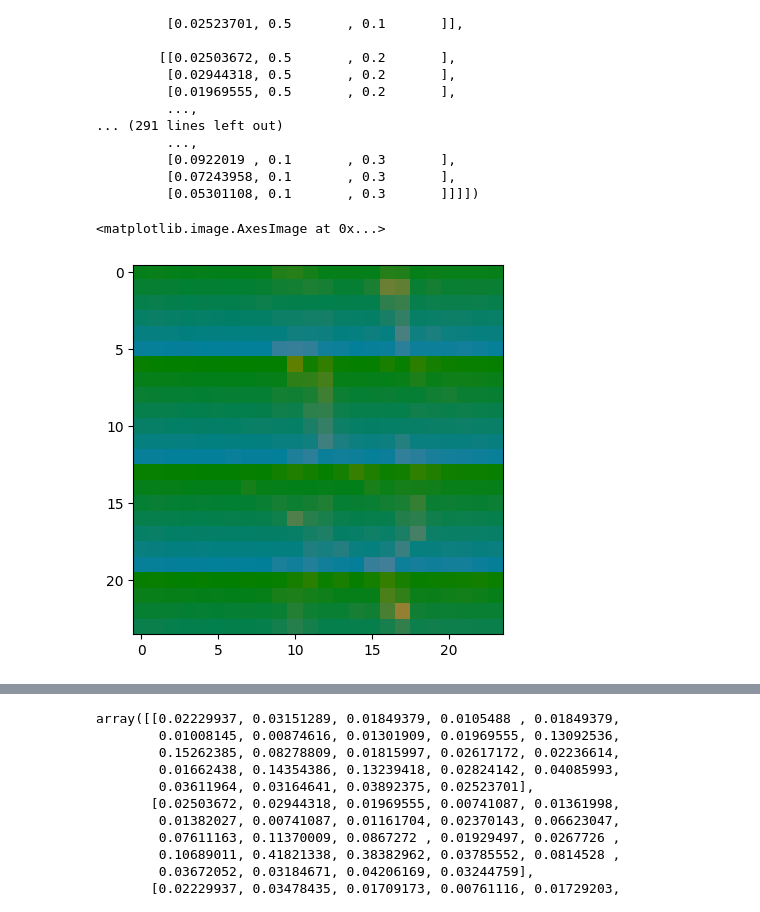
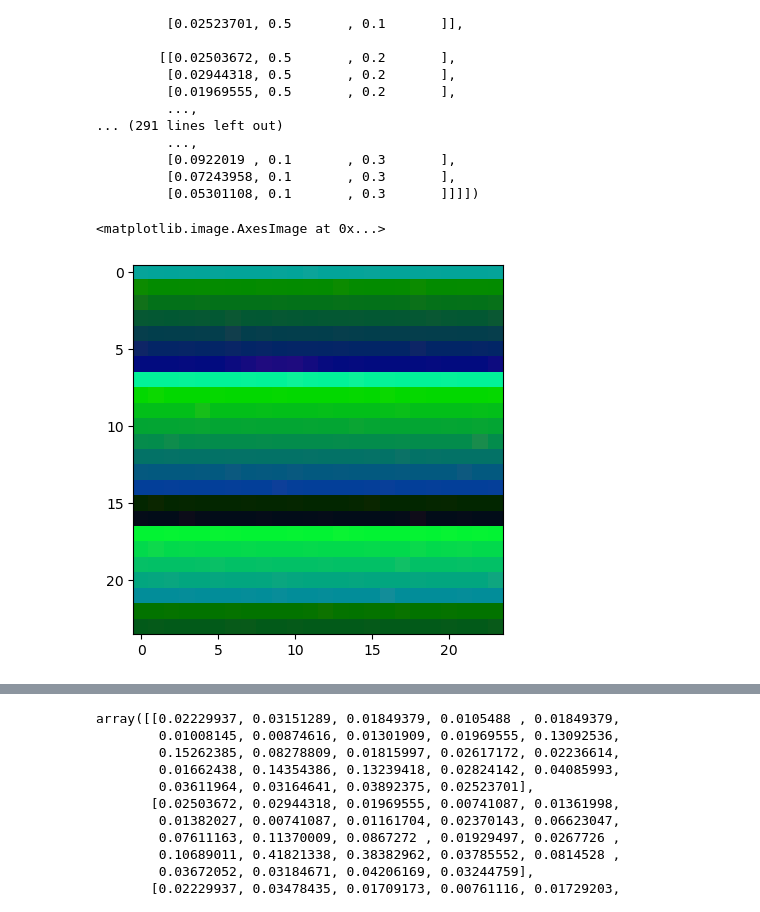
Before and after one commit to FranUrsus/TimeSeriesImaging, a Jupyter notebook: scripts/main.ipynb, the cells around one changed output, grey strips where cells are left out. Cells and saved outputs as stored; diff of their text form; code cells hidden in the pictures.

```diff
--- a/scripts/main.ipynb
+++ b/scripts/main.ipynb
@@ -1327,7 +1315,8 @@ array([[[[0.02229937, 0.5       , 0.1       ],
          [0.05301108, 0.1       , 0.3       ]]]])
 # %%
 rgb_img = np.dstack((all_img_3_channels_train[0,:,:,0], all_img_3_channels_train[0,:,:,1], all_img_3_channels_train[0,:,:,2]))
-plt.imshow(rgb_img,cmap='rainbow')
+#plt.imshow(rgb_img,cmap='rainbow')
+plt.imshow((rgb_img * 255).astype(np.uint8))
 # %% [output]
 <matplotlib.image.AxesImage at 0x...>
-[figure, old version]
+[figure, new version]
```
Also changed, not shown: parts of 176 cells of this notebook, 54 other files.
